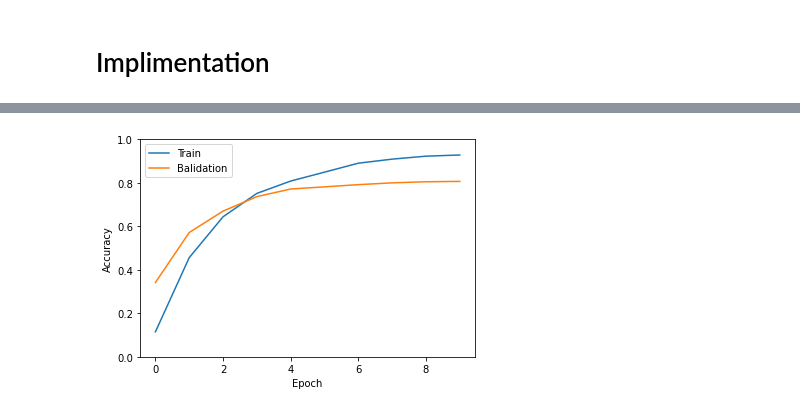
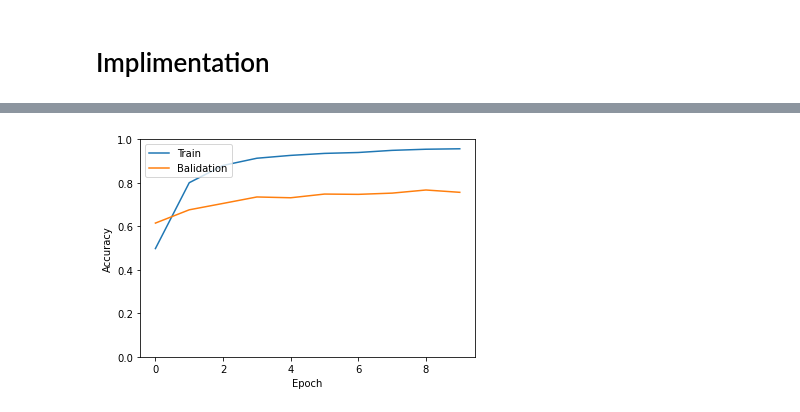
Before and after one commit to TeaWithLucas/MLBirds, a Jupyter notebook: implementation.ipynb, the cells around one changed output, grey strips where cells are left out. Saved outputs shown, nothing was run; the diff lists cells and outputs as text; code cells hidden in the pictures.

```diff
--- a/implementation.ipynb
+++ b/implementation.ipynb
@@ -434,7 +431,7 @@ for row in tq.tqdm(data.train_test_split.itertuples(),total=len(data.train_test_
     y_temp_list.append(y)
 
 #creating 50/50% test set and developlement set from x_temp_list, y_temp_list
-x_test_list,x_dev_list,y_test_list,y_dev_list = train_test_split(x_temp_list,y_temp_list, train_size = 0.9, random_state = 1)
+x_test_list,x_dev_list,y_test_list,y_dev_list = train_test_split(x_temp_list,y_temp_list, train_size = 0.5, random_state = 1)
 x_temp_list = None
 y_temp_list = None
 # %%
@@ -550,13 +547,11 @@ img_augmentation_a = Sequential(
     name="img_augmentation",
 )
 
-with strategy.scope():
-  model_B3_a =  build_model(y_dev.shape[1],image_size,'model_B3_a',img_augmentation_a,keras.applications.EfficientNetB5,optimizer=tf.keras.optimizers.Adam(learning_rate=1e-4))
-unfreeze_model(model_B3_a,optimizer=tf.keras.optimizers.Adam(learning_rate=1e-4))
+model_B5_a =  build_model(y_dev.shape[1],image_size,'model_B5_a',img_augmentation_a,keras.applications.EfficientNetB5,optimizer=tf.keras.optimizers.Adam(learning_rate=1e-2))
 
-history_B3_a = model_B3_a.fit(x_train,y_train, batch_size=100, epochs=10, validation_data=(x_dev,y_dev))
+history_B5_a = model_B5_a.fit(x_train,y_train, batch_size=100, epochs=10, validation_data=(x_dev,y_dev))
 
-plot_hist(history_B3_a)
-model_acc(model_B3_a)
+plot_hist(history_B5_a)
+model_acc(model_B5_a)
 # %% [output]
 Epoch 1/10
@@ -579 +574 @@ Epoch 10/10
-[figure, old version]
+[figure, new version]
```
Also changed, not shown: parts of 13 cells of this notebook.
